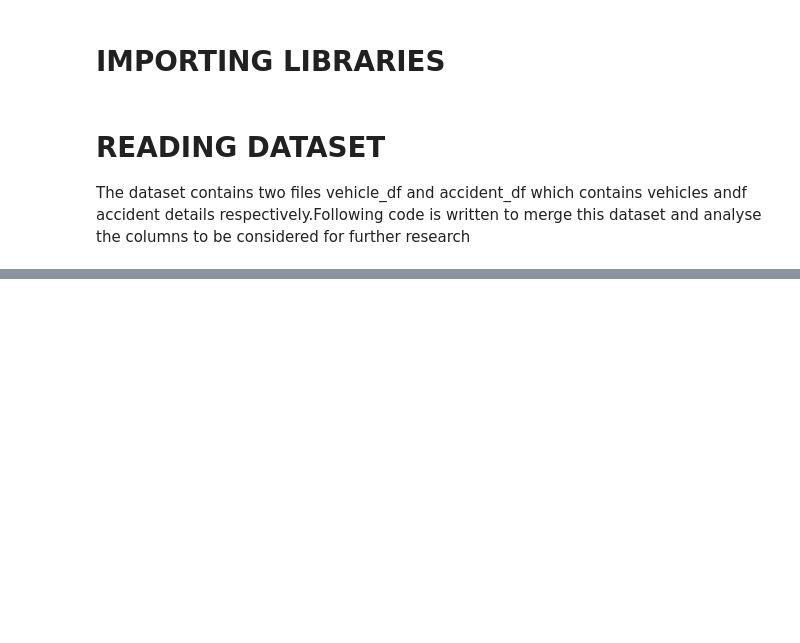
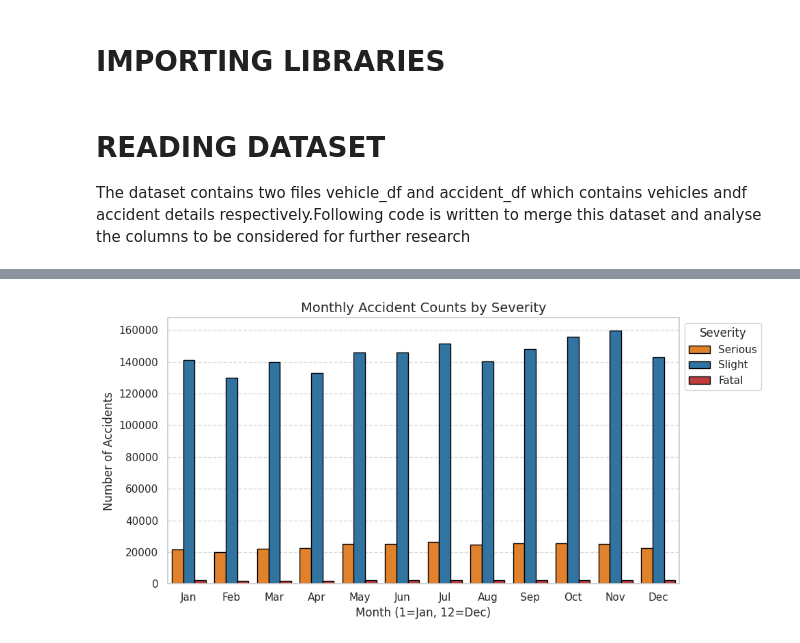
Before and after one commit to aishwarya-shekar-babu/Road-Accident-Prediction, a Jupyter notebook: Road_Accident_Prediction_eda.ipynb, the cells around one changed output, grey strips where cells are left out. Saved outputs shown, nothing was run; the diff lists cells and outputs as text; code cells hidden in the pictures; blank space fills up the shorter version.

```diff
--- a/Road_Accident_Prediction_eda.ipynb
+++ b/Road_Accident_Prediction_eda.ipynb
@@ -632,0 +499,18 @@ Weather_Label                 0
+# %%
+def speed_bin(x):
+    try:
+        sl = float(x)
+    except:
+        return 'Unknown'
+    if sl <= 30:
+        return 'Low_30'
+    elif sl <= 50:
+        return 'Mid_50'
+    elif sl <= 70:
+        return 'High_70'
+    else:
+        return 'Very_High'
+
+as_accident_level['Speed_Bin'] = as_accident_level['Speed_limit'].apply(speed_bin)
+
+print("Unique Speed_Bin values:", as_accident_level['Speed_Bin'].unique())
@@ -632,0 +645,31 @@ Weather_Label                 0
+# %%
+
+plt.figure(figsize=(10, 5))
+
+# Use a well-contrasted palette manually
+custom_palette = {'Slight': '#1f77b4', 'Serious': '#ff7f0e', 'Fatal': '#d62728'}
+
+sns.countplot(
+    data=as_accident_level,
+    x='Month',
+    hue='Accident_Severity',
+    palette=custom_palette,
+    edgecolor='black'
+)
+
+plt.title('Monthly Accident Counts by Severity', fontsize=14)
+plt.xlabel('Month (1=Jan, 12=Dec)')
+plt.ylabel('Number of Accidents')
+plt.xticks(ticks=range(0, 12), labels=[
+    'Jan', 'Feb', 'Mar', 'Apr', 'May', 'Jun',
+    'Jul', 'Aug', 'Sep', 'Oct', 'Nov', 'Dec'
+])
+plt.grid(axis='y', linestyle='--', alpha=0.7)
+
+# Move legend outside the plot area to the top right
+plt.legend(title='Severity', loc='upper left', bbox_to_anchor=(1, 1))
+
+plt.tight_layout()
+plt.show()
+# %% [output]
+[figure, added]
```
Also changed, not shown: parts of 57 cells of this notebook.
